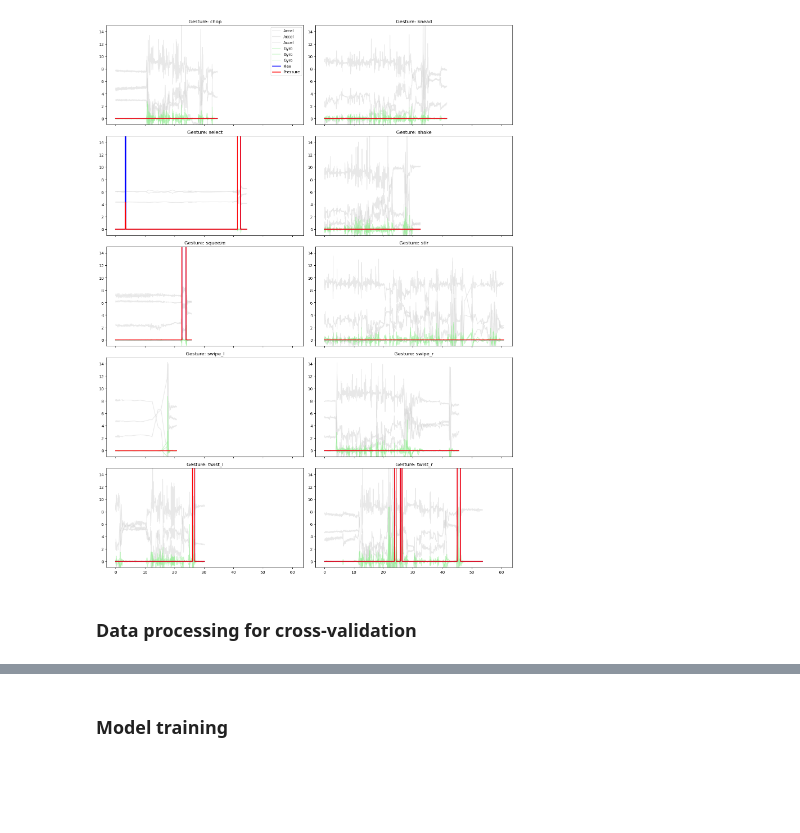
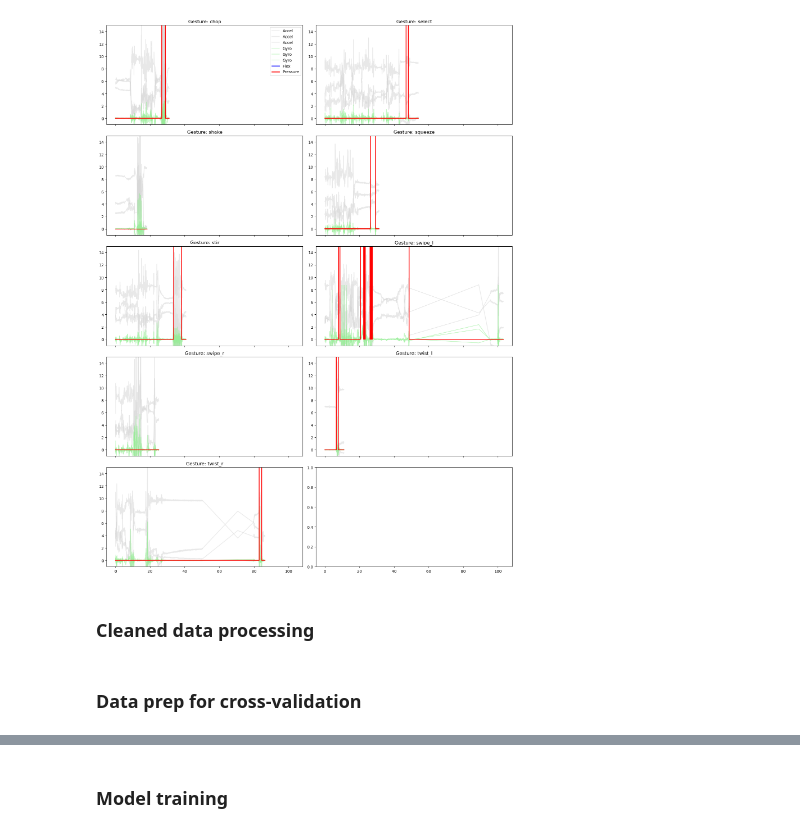
Before and after one commit to wallywallywally/cg4002_ay2526, a Jupyter notebook: ai/model.ipynb, the cells around one changed output, grey strips where cells are left out. Drawn from its saved outputs; the diff is of its cells as text; code cells hidden in the pictures; blank space fills up the shorter version.

```diff
--- a/ai/model.ipynb
+++ b/ai/model.ipynb
@@ -40,6 +37,7 @@ def sanitise_gesture_data(input_dir, output_dir, expected_cols=10, fix=False):
                 df = pd.read_csv(in_path, header=None, on_bad_lines="skip", usecols=range(expected_cols))
             else:
                 df = pd.read_csv(in_path, header=None)          # force exceptions to be thrown
+
 
             # Clean
             mask_shape = df.apply(lambda x: len(x.dropna()) == expected_cols, axis=1)
@@ -76,29 +74,31 @@ def sanitise_gesture_data(input_dir, output_dir, expected_cols=10, fix=False):
     else:
         print("\nFiles fixed")
 
-def generate_labels_json(csv_dir):
-    with open("gesture_map.json", "r") as file:
+def generate_labels_json(gesture_map_path, csv_dir, name="labels.json"):
+    with open(gesture_map_path, "r") as file:
         gesture_map = json.load(file)
 
-    print(gesture_map)
     labels_dict = {}
     for file_name in os.listdir(csv_dir):
         if file_name.endswith((".csv", ".txt")):
             gesture_name = file_name.rsplit('_', 1)[0]
-            labels_dict[file_name] = gesture_map[gesture_name]
+            if gesture_name in gesture_map:
+                labels_dict[file_name] = gesture_map[gesture_name]
 
-    output_path = os.path.join(csv_dir, "labels.json")
+    output_path = os.path.join(csv_dir, name)
     with open(output_path, 'w') as f:
         json.dump(labels_dict, f, indent=4)
 
     print("Labels generated")
 
 
-raw_data_folder_path = "data/raw"
-data_folder_path = "data/cleaned"
+raw_data_folder_path = "data/v2/raw"
+data_folder_path = "data/v2/cleaned"
+gesture_map_path = "v2/gesture_map.json"
 
 for gesture in os.listdir(raw_data_folder_path):
     gesture_path = os.path.join(raw_data_folder_path, gesture)
-    sanitise_gesture_data(gesture_path, data_folder_path, fix=True)
+    # v1 has 10, v2 has 9 (no more vibration feature)
+    # sanitise_gesture_data(gesture_path, data_folder_path, expected_cols=9, fix=True)
 
-generate_labels_json(data_folder_path)
+# generate_labels_json(gesture_map_path, data_folder_path)
@@ -131,38 +171,51 @@ def plot_gesture_comparison(data_path, labels_dict):
         gesture_name = filepath.rsplit("_", 1)[0]
         file_path = os.path.join(data_path, filepath)
         df = pd.read_csv(file_path, header=None)
 
         time = (df[0] - df[0].iloc[0]) / 1000.0
 
         ax = axes[i]
         ax.plot(time, df.iloc[:, 1:4], color='lightgrey', alpha=0.5, label='Accel' if i==0 else "")
         ax.plot(time, df.iloc[:, 4:7], color='lightgreen', alpha=0.5, label='Gyro' if i==0 else "")
-        ax.plot(time, df.iloc[:, 8], color='blue', linewidth=2, label='Flex' if i==0 else "")
-        ax.plot(time, df.iloc[:, 9], color='red', linewidth=2, label='Pressure' if i==0 else "")
+        ax.plot(time, df.iloc[:, 7], color='blue', linewidth=2, label='Flex' if i==0 else "")
+        ax.plot(time, df.iloc[:, 8], color='red', linewidth=2, label='Pressure' if i==0 else "")
 
         ax.set_title(f"Gesture: {gesture_name}")
         ax.set_ylim([-1, 15])           # ignores flex, since that's so high up
         if i == 0:
             ax.legend()
 
     plt.tight_layout()
     plt.show()
 
-test_dict = {
+test_dict_v1 = {
     "chop_1.txt": 0,
     "knead_1.txt": 1,
     "select_1.txt": 2,
     "shake_1.txt": 3,
     "squeeze_1.txt": 4,
     "stir_1.txt": 5,
     "swipe_l_1.txt": 6,
     "swipe_r_1.txt": 7,
     "twist_l_1.txt": 8,
     "twist_r_1.txt": 9
 }
-plot_gesture_comparison(data_folder_path, test_dict)
+test_dict_v2 = {
+    "chop_1.txt": 0,
+    "select_1.txt": 1,
+    "shake_1.txt": 2,
+    "squeeze_1.txt": 3,
+    "stir_1.txt": 4,
+    "swipe_l_1.txt": 5,
+    "swipe_r_1.txt": 6,
+    "twist_l_1.txt": 7,
+    "twist_r_1.txt": 8
+}
+plot_gesture_comparison(data_folder_path, test_dict_v2)
 # %% [output]
-[figure, old version]
+[figure, new version]
+# %% [markdown]
+### Cleaned data processing
 # %%
 ### DATA INGESTION
 
@@ -256,5 +427,5 @@ class GestureWindowDataset(Dataset):
 # %% [markdown]
-### Data processing for cross-validation
+### Data prep for cross-validation
 # %%
 ### SPLIT DATA
 
```
Also changed, not shown: parts of 24 cells of this notebook, 24 other files.
